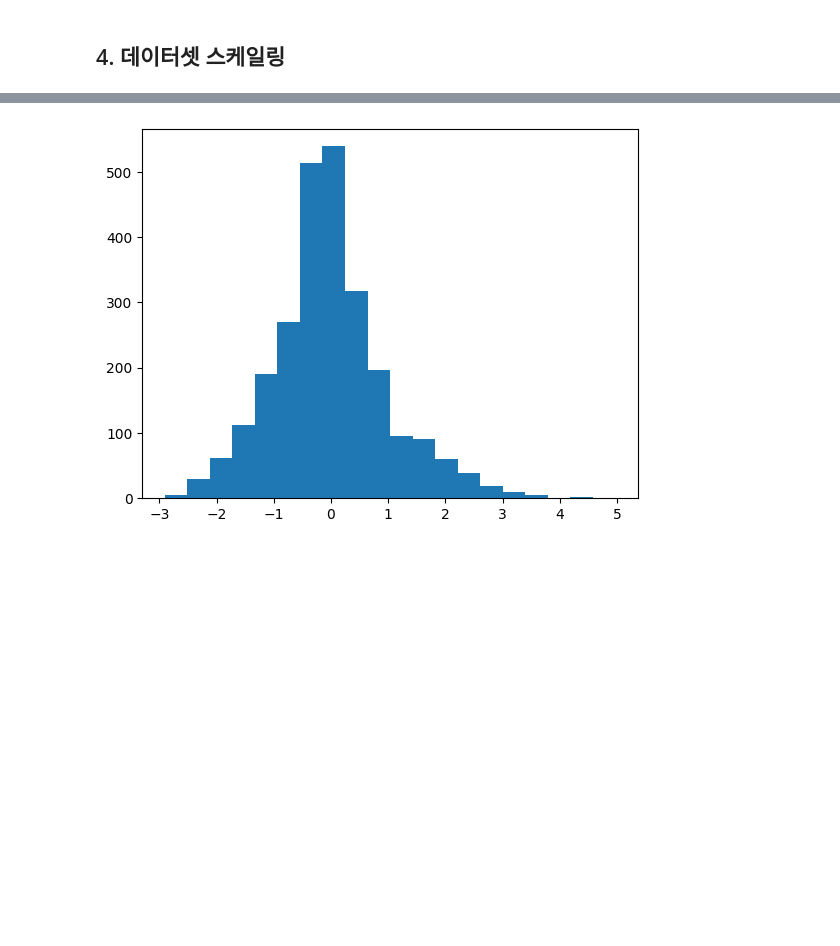
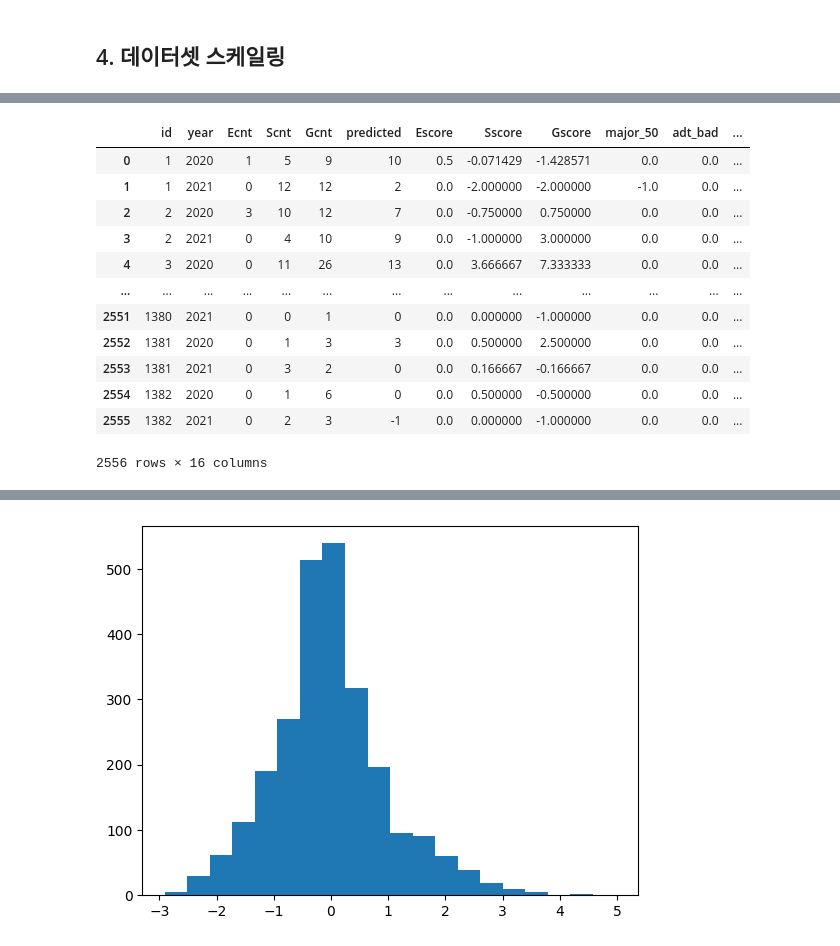
Before and after one commit to March-of-the-Ants/ESG-Rating-System, a Jupyter notebook: 5. rating/scoring_esg.ipynb, the cells around one changed output, grey strips where cells are left out. Cells and saved outputs as stored; diff of their text form; code cells hidden in the pictures; blank space fills up the shorter version.

```diff
--- a/5. rating/scoring_esg.ipynb
+++ b/5. rating/scoring_esg.ipynb
@@ -80,0 +85,19 @@ plt.hist(predict_extra['TotalScore'], bins = 20);
+# %%
+# 방안 1)기업별 문서수의 영향력을 줄이기 위해 ESG 통합점수를 ln(기업 및 연도별 문서수)+1로 나누기
+for idx in range(len(predict_extra)):
+    predict_extra.loc[idx, 'TotalScore1'] = predict_extra.loc[idx, 'TotalScore'] / (np.log(len(predict.id[predict.id == predict_extra.id[idx]]))+1)
+predict_extra
+# %% [output]
+|  | id | year | Ecnt | Scnt | Gcnt | predicted | Escore | Sscore | Gscore | major_50 | adt_bad | ... |
+| 0 | 1 | 2020 | 1 | 5 | 9 | 10 | 0.5 | -0.071429 | -1.428571 | 0.0 | 0.0 | ... |
+| 1 | 1 | 2021 | 0 | 12 | 12 | 2 | 0.0 | -2.000000 | -2.000000 | -1.0 | 0.0 | ... |
+| 2 | 2 | 2020 | 3 | 10 | 12 | 7 | 0.0 | -0.750000 | 0.750000 | 0.0 | 0.0 | ... |
+| 3 | 2 | 2021 | 0 | 4 | 10 | 9 | 0.0 | -1.000000 | 3.000000 | 0.0 | 0.0 | ... |
+| 4 | 3 | 2020 | 0 | 11 | 26 | 13 | 0.0 | 3.666667 | 7.333333 | 0.0 | 0.0 | ... |
+| ... | ... | ... | ... | ... | ... | ... | ... | ... | ... | ... | ... | ... |
+| 2551 | 1380 | 2021 | 0 | 0 | 1 | 0 | 0.0 | 0.000000 | -1.000000 | 0.0 | 0.0 | ... |
+| 2552 | 1381 | 2020 | 0 | 1 | 3 | 3 | 0.0 | 0.500000 | 2.500000 | 0.0 | 0.0 | ... |
+| 2553 | 1381 | 2021 | 0 | 3 | 2 | 0 | 0.0 | 0.166667 | -0.166667 | 0.0 | 0.0 | ... |
+| 2554 | 1382 | 2020 | 0 | 1 | 6 | 0 | 0.0 | 0.500000 | -0.500000 | 0.0 | 0.0 | ... |
+| 2555 | 1382 | 2021 | 0 | 2 | 3 | -1 | 0.0 | 0.000000 | -1.000000 | 0.0 | 0.0 | ... |
+2556 rows × 16 columns
```
Also changed, not shown: parts of 6 cells of this notebook, 2 other files.
